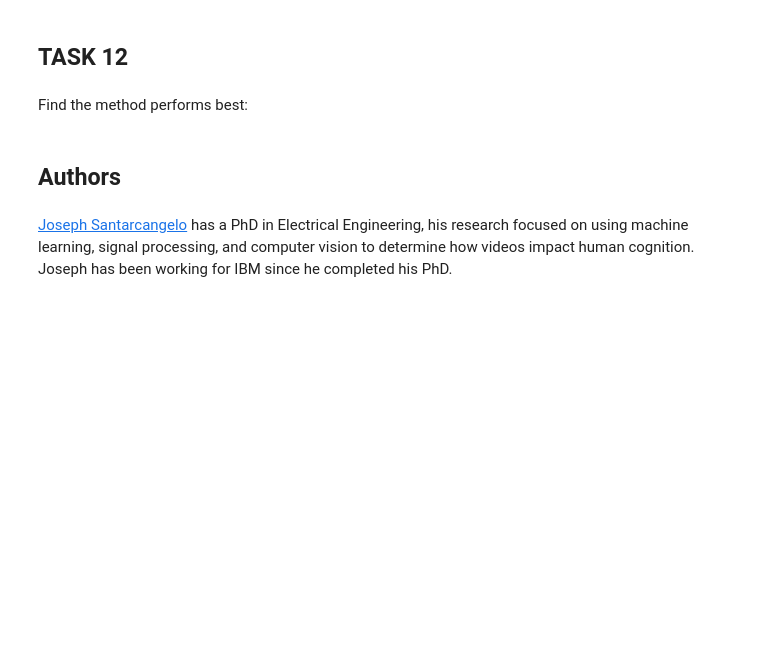
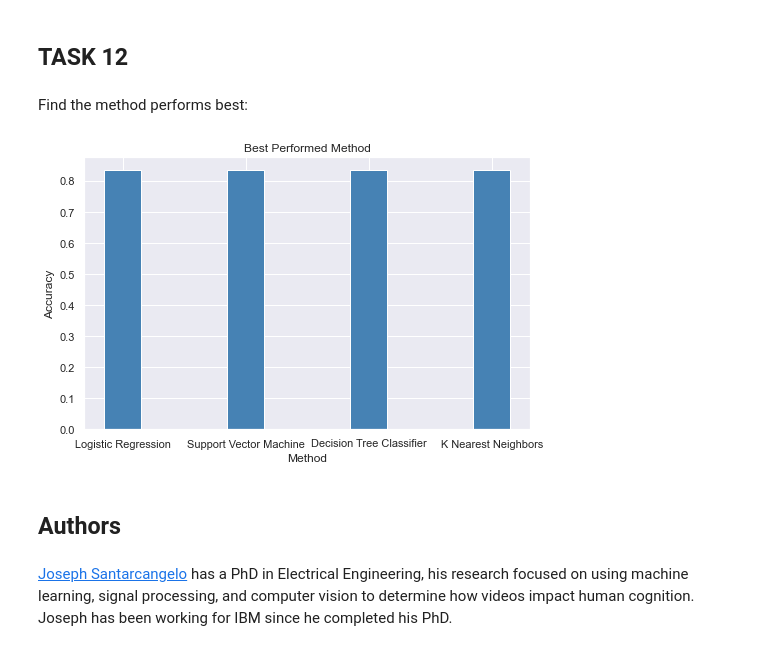
Before and after one commit to Mastertom1/primestute, a Jupyter notebook: Machine Learning Prediction_Part_5.ipynb, the cells around one changed output. Drawn from its saved outputs; the diff is of its cells as text; code cells hidden in the pictures; blank space fills up the shorter version.

```diff
--- a/Machine Learning Prediction_Part_5.ipynb
+++ b/Machine Learning Prediction_Part_5.ipynb
@@ -201,0 +197,6 @@ logreg_cv.score(X_test, Y_test)
+# %%
+accu = []
+method = []
+accu.append(logreg_cv.score(X_test, Y_test))
+method.append("Logistic Regression")
+logreg_cv.score(X_test, Y_test)
@@ -246,0 +246,4 @@ svm_cv.score(X_test, Y_test)
+# %%
+accu.append(svm_cv.score(X_test, Y_test))
+method.append("Support Vector Machine")
+svm_cv.score(X_test, Y_test)
@@ -293,0 +295,4 @@ tree_cv.score(X_test, Y_test)
+# %%
+accu.append(tree_cv.score(X_test, Y_test))
+method.append("Decision Tree Classifier")
+tree_cv.score(X_test, Y_test)
@@ -334,0 +338,4 @@ knn_cv.score(X_test, Y_test)
+# %%
+accu.append(knn_cv.score(X_test, Y_test))
+method.append("K Nearest Neighbors")
+knn_cv.score(X_test, Y_test)
@@ -353,3 +355,18 @@ for predictor in predictors:
+# %%
+import matplotlib.pyplot as plt
+import seaborn as sns
+sns.set(style="darkgrid")
+
+fig = plt.figure(figsize = (8,5))
+
+# creating the bar plot
+plt.bar(method, accu, color="steelblue", width = 0.3)
+plt.xlabel("Method")
+plt.ylabel("Accuracy")
+plt.title("Best Performed Method")
+plt.show()
+# %% [output]
+[figure, added]
 # %% [markdown]
 ## Authors
 # %% [markdown]
```
Also changed, not shown: parts of 17 cells of this notebook.
